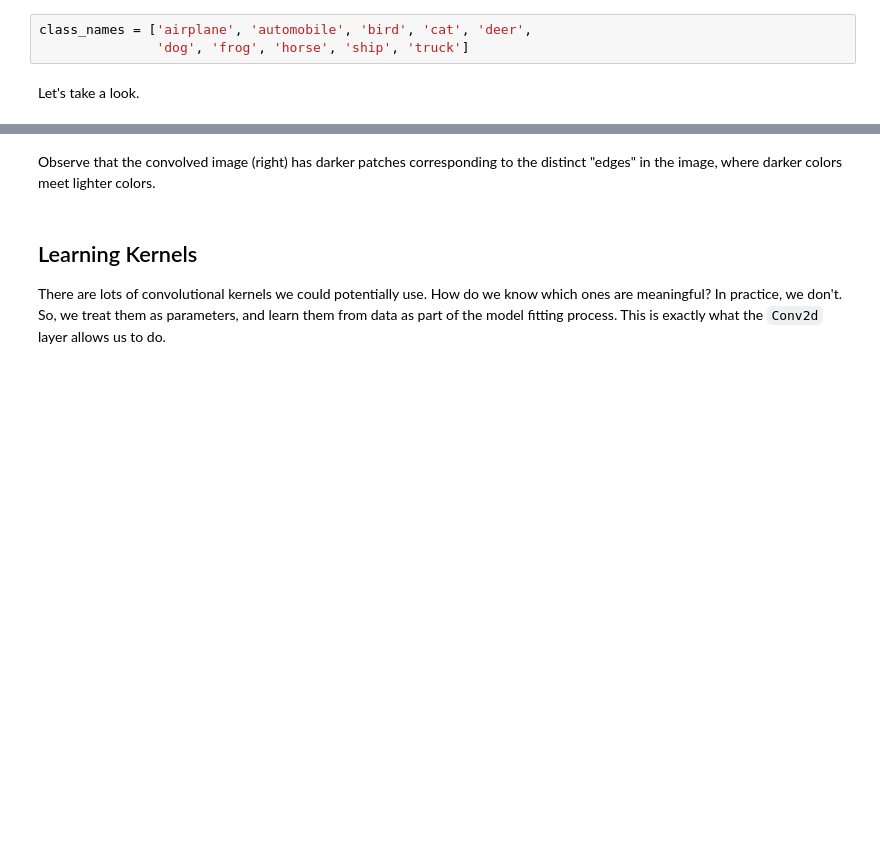
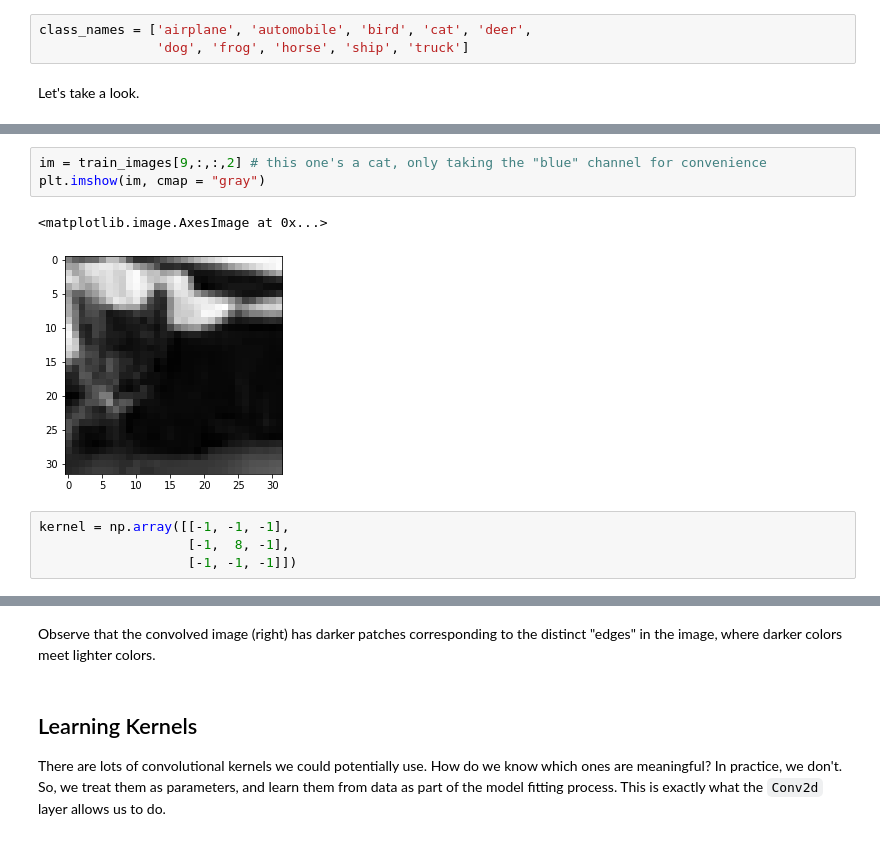
Before and after one commit to PhilChodrow/PIC16B, a Jupyter notebook: lectures/tf/tf-2-live.ipynb, the cells around one changed output, grey strips where cells are left out. Drawn from its saved outputs; the diff is of its cells as text; blank space fills up the shorter version.

```diff
--- a/lectures/tf/tf-2-live.ipynb
+++ b/lectures/tf/tf-2-live.ipynb
@@ -36,3 +66,13 @@ Convolution is a mathematical operation commonly used to extract *features* (mea
 The value of 19 in the output is obtained in this example by computing $0 \times 0 + 1 \times 1 + 3 \times 2 + 4 \times 3 = 19$.
 
 This operation might seem either abstract or trivial, but it can be used to extract useful image features. For example, let's manually define a kernel and use it to perform "edge detection" in a greyscale image.
+# %%
+im = train_images[9,:,:,2] # this one's a cat, only taking the "blue" channel for convenience
+plt.imshow(im, cmap = "gray")
+# %% [output]
+<matplotlib.image.AxesImage at 0x...>
+[figure, added]
+# %%
+kernel = np.array([[-1, -1, -1],
+                   [-1,  8, -1],
+                   [-1, -1, -1]])
```
Also changed, not shown: parts of 11 cells of this notebook.
